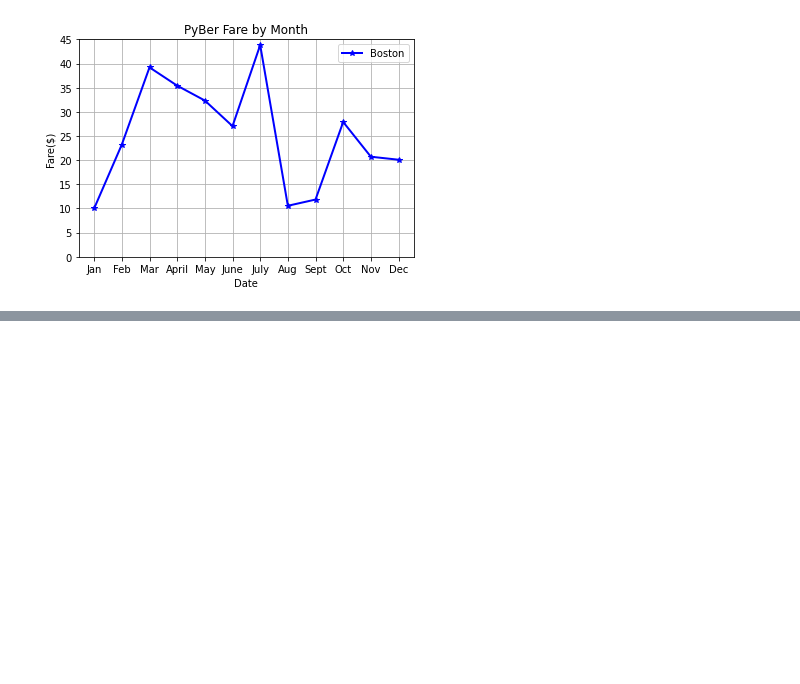
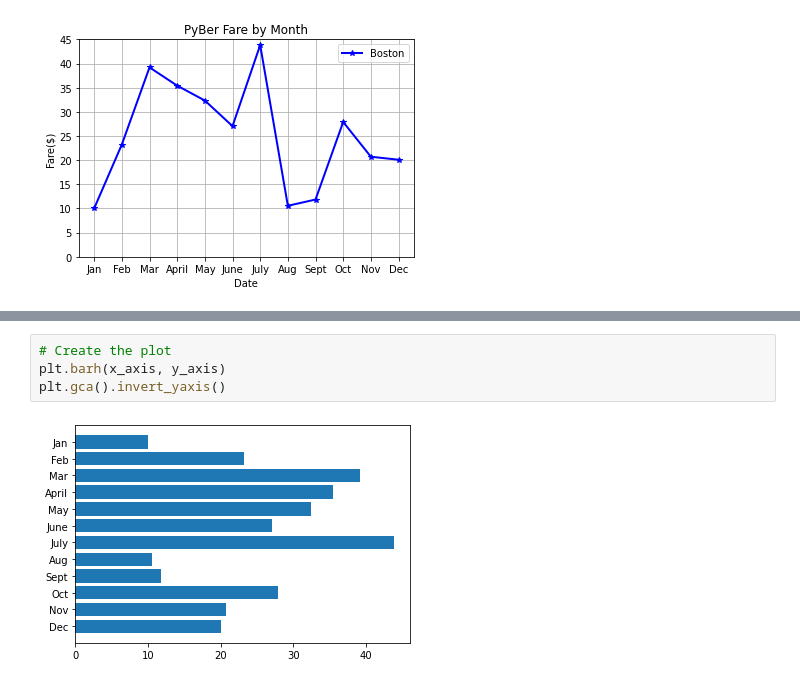
Before and after one commit to DrBuddyO1/PyBer_Analysis, a Jupyter notebook: matplotlib_practice.ipynb, the cells around one changed output, grey strips where cells are left out. Cells and saved outputs as stored; diff of their text form; blank space fills up the shorter version.

```diff
--- a/matplotlib_practice.ipynb
+++ b/matplotlib_practice.ipynb
@@ -64,0 +84,6 @@ plt.legend()
+# %%
+# Create the plot
+plt.barh(x_axis, y_axis)
+plt.gca().invert_yaxis()
+# %% [output]
+[figure, added]
```
Also changed, not shown: parts of 13 cells of this notebook, 6 other files.
